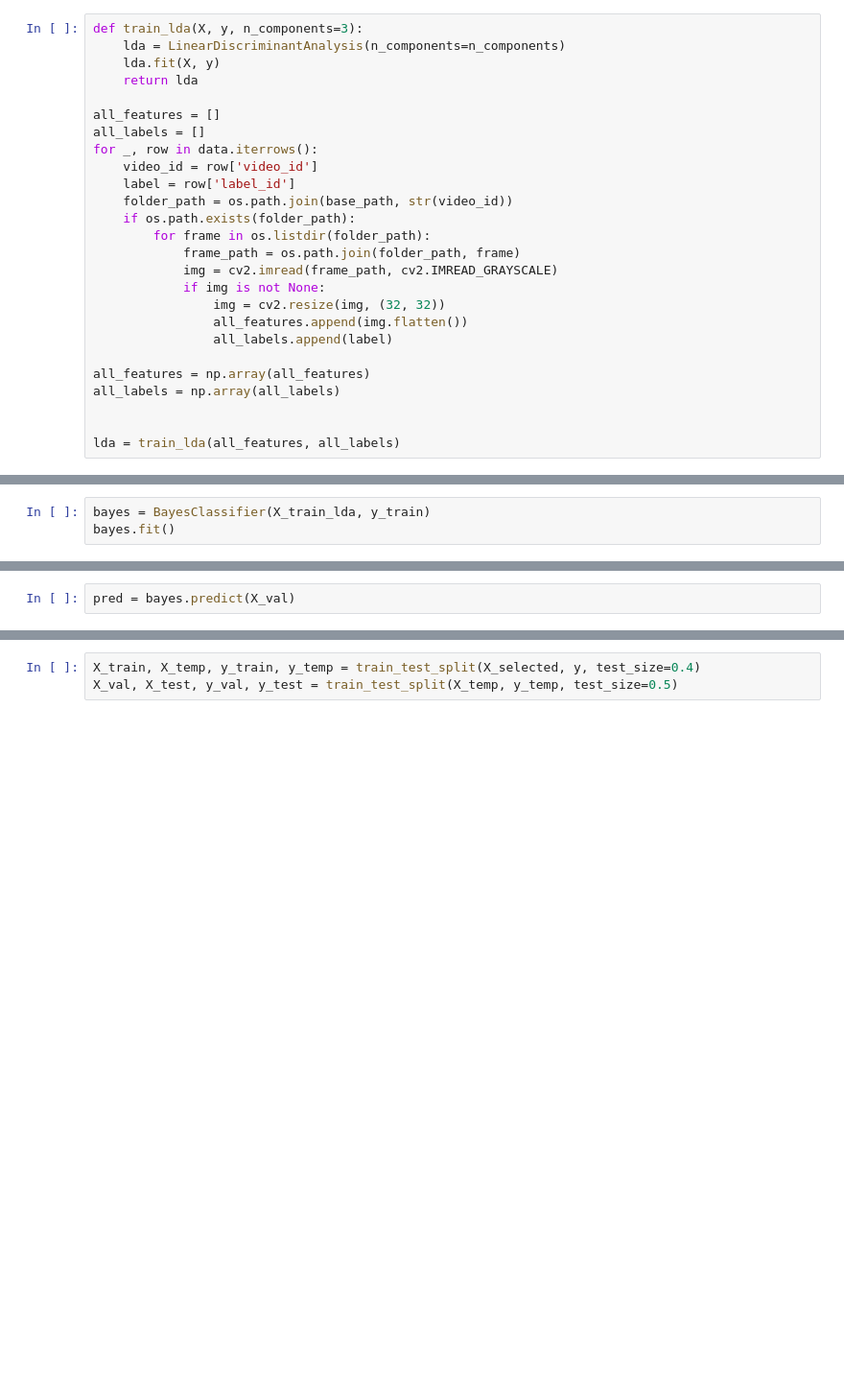
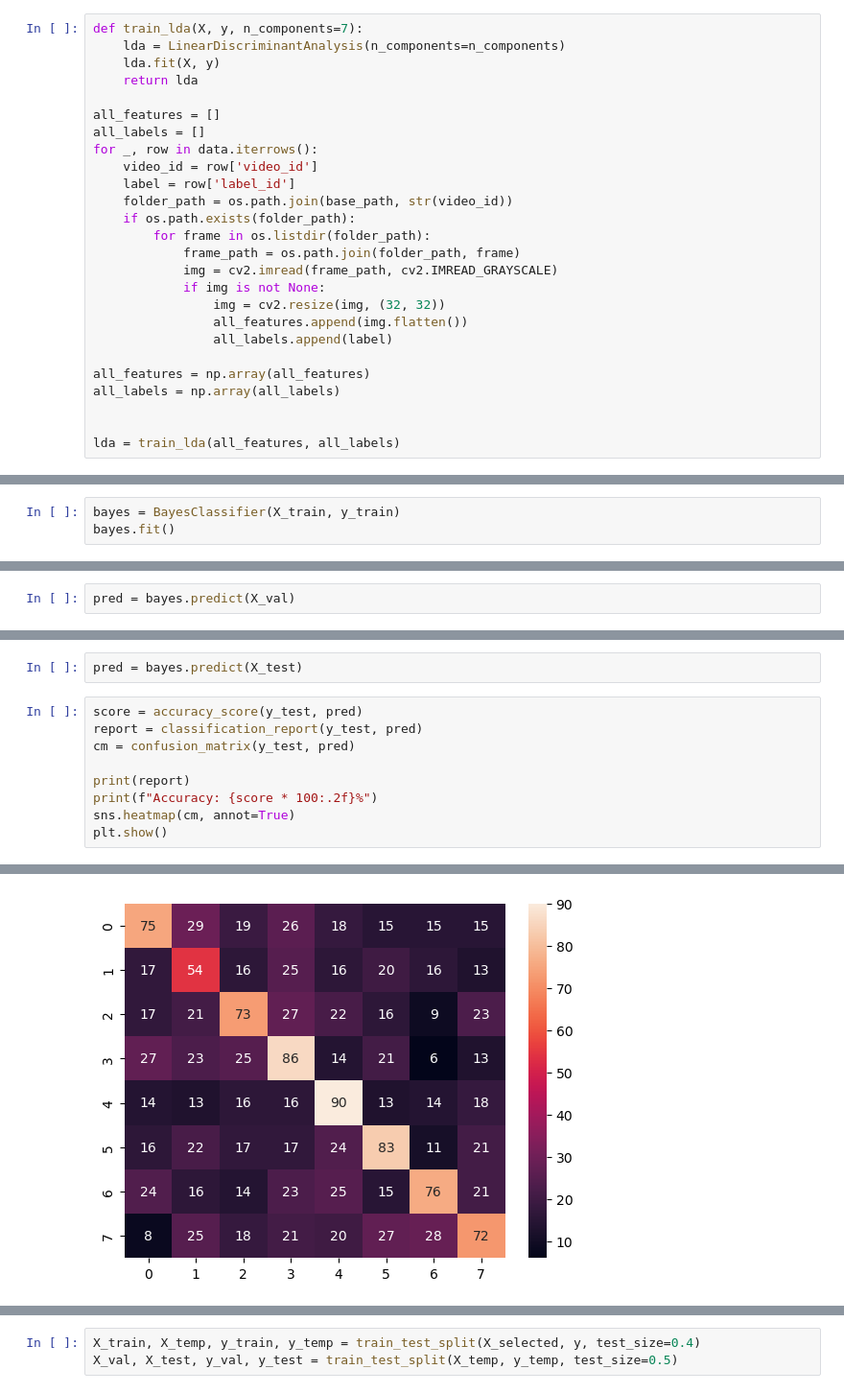
Before and after one commit to SamiaShashmi/gesture-recognition, a Jupyter notebook: bayes.ipynb, the cells around one changed output, grey strips where cells are left out. Shown at 96% size. Drawn from its saved outputs; the diff is of its cells as text; blank space fills up the shorter version.

Commit message:
bayes parametric done

```diff
--- a/bayes.ipynb
+++ b/bayes.ipynb
@@ -284,7 +284,7 @@ def extract_features(video_id, base_path, lda):
 data = pd.read_csv('data.csv')
 base_path = 'data'
 # %%
-def train_lda(X, y, n_components=3):
+def train_lda(X, y, n_components=7):
     lda = LinearDiscriminantAnalysis(n_components=n_components)
     lda.fit(X, y)
     return lda
@@ -329,7 +321,7 @@ Error:
 # %% [markdown]
 ### Fit Model
 # %%
-bayes = BayesClassifier(X_train_lda, y_train)
+bayes = BayesClassifier(X_train, y_train)
 bayes.fit()
 # %% [markdown]
 ### Prediction
@@ -346,0 +357,12 @@ plt.show()
+# %%
+pred = bayes.predict(X_test)
+# %%
+score = accuracy_score(y_test, pred)
+report = classification_report(y_test, pred)
+cm = confusion_matrix(y_test, pred)
+
+print(report)
+print(f"Accuracy: {score * 100:.2f}%")
+sns.heatmap(cm, annot=True)
+plt.show()
+# %% [output]
@@ -346,0 +385 @@ plt.show()
+[figure, added]
```
Also changed, not shown: parts of 10 cells of this notebook, 6 other files.
